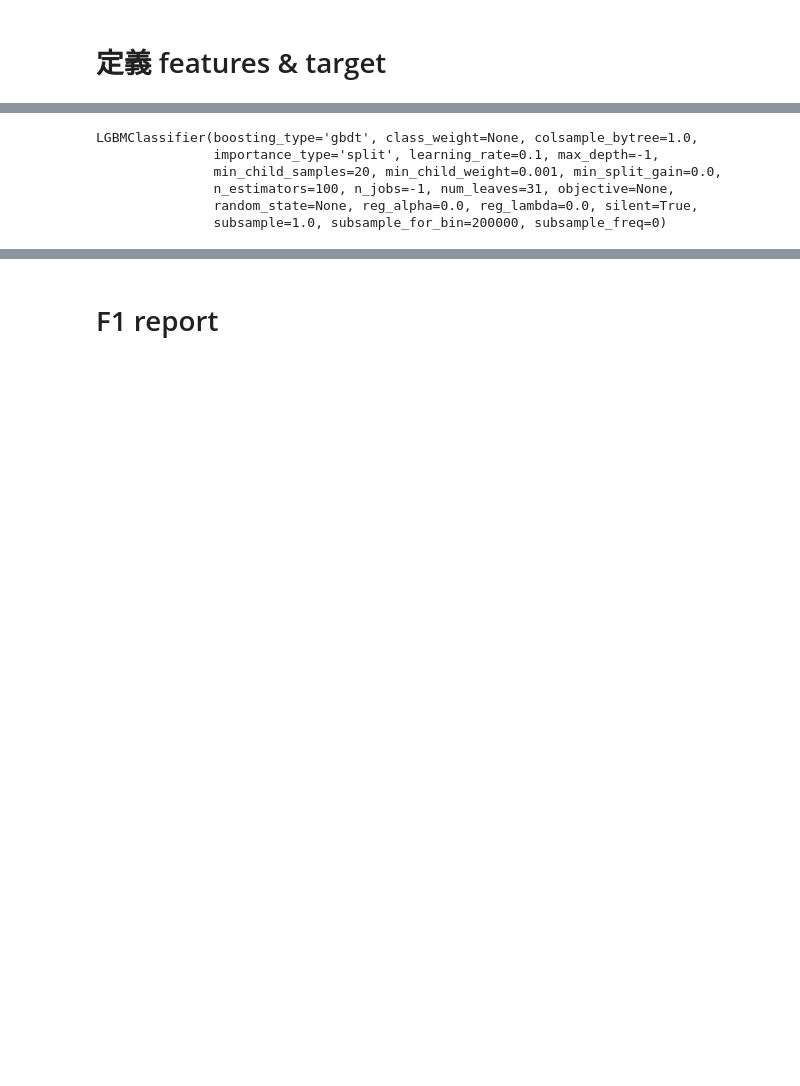
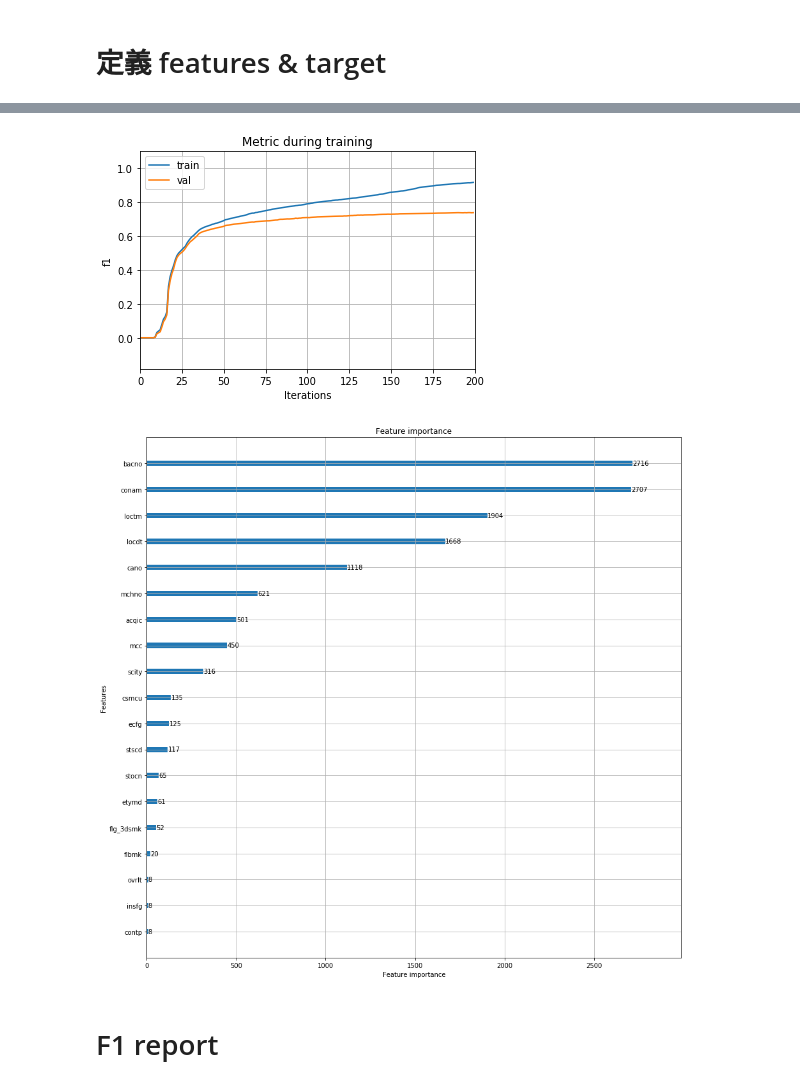
Before and after one commit to skywalker0803r/Ricky, a Jupyter notebook: 玉山AI比賽_modeling.ipynb, the cells around one changed output, grey strips where cells are left out. Saved outputs shown, nothing was run; the diff lists cells and outputs as text; code cells hidden in the pictures; blank space fills up the shorter version.

```diff
--- a/玉山AI比賽_modeling.ipynb
+++ b/玉山AI比賽_modeling.ipynb
@@ -63,0 +52,5 @@ print([y_name])
+# %%
+from sklearn.model_selection import train_test_split
+train,val = train_test_split(train ,test_size=0.33 ,random_state=1)
+print(train.shape)
+print(val.shape)
@@ -75,11 +62,58 @@ print(cat_indices)
-# %%
-import lightgbm as lgb
-model = lgb.LGBMClassifier(n_jobs = -1)
-model.fit(train[features],train[y_name],categorical_feature = cat_indices)
-# %% [output]
-LGBMClassifier(boosting_type='gbdt', class_weight=None, colsample_bytree=1.0,
-               importance_type='split', learning_rate=0.1, max_depth=-1,
-               min_child_samples=20, min_child_weight=0.001, min_split_gain=0.0,
-               n_estimators=100, n_jobs=-1, num_leaves=31, objective=None,
-               random_state=None, reg_alpha=0.0, reg_lambda=0.0, silent=True,
-               subsample=1.0, subsample_for_bin=200000, subsample_freq=0)
+# %%
+import lightgbm
+import matplotlib.pyplot as plt
+from sklearn.metrics import f1_score
+import numpy as np
+
+# f1 score
+def lgb_f1_score(y_hat, data):
+    y_true = data.get_label()
+    y_hat = np.round(y_hat)
+    return 'f1', f1_score(y_true, y_hat), True
+
+# 超參數
+parameters = {
+    # 分類任務
+    'objective': 'cross_entropy',
+    'metric': 'cross_entropy',
+
+    # For Better Accuracy
+    'num_iterations':200,
+    'learning_rate': 0.05,
+    'num_leaves': 64,
+
+    # Deal with Over-fitting
+    'feature_fraction': 0.9,
+    'bagging_fraction': 0.9,
+    'bagging_freq': 5,
+    'min_data_in_leaf':40,
+
+    # because training data is extremely unbalanced
+    'scale_pos_weight':99
+}
+
+train_data = lightgbm.Dataset(train[features],
+                              label=train[y_name],
+                              categorical_feature = features)
+
+val_data = lightgbm.Dataset(val[features],
+                            label=val[y_name],
+                            categorical_feature = features)
+
+# training
+evals_result = {}
+model = lightgbm.train(parameters,
+                       train_data,
+                       valid_sets=[val_data, train_data],
+                       valid_names=['val', 'train'],
+                       feval = lgb_f1_score,
+                       evals_result = evals_result)
+
+# plt 1
+lightgbm.plot_metric(evals_result, metric='f1')
+plt.show()
+
+# plt 2
+ax = lightgbm.plot_importance(model, max_num_features=40, figsize=(15,15))
+plt.show()
+# %% [output]
@@ -86,3 +137,5 @@ LGBMClassifier(boosting_type='gbdt', class_weight=None, colsample_bytree=1.0,
+[figure, added]
+[figure, added]
 # %% [markdown]
 # F1 report
 # %%
```
Also changed, not shown: parts of 15 cells of this notebook.
